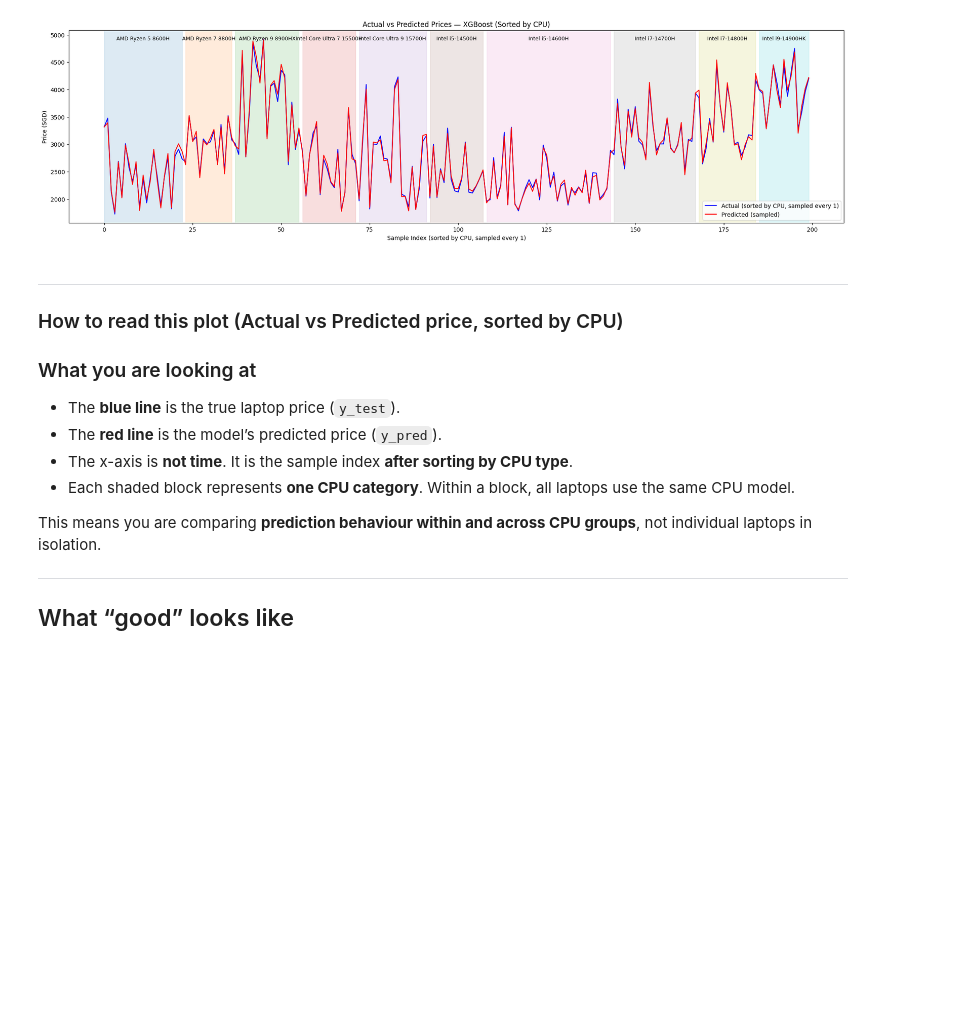
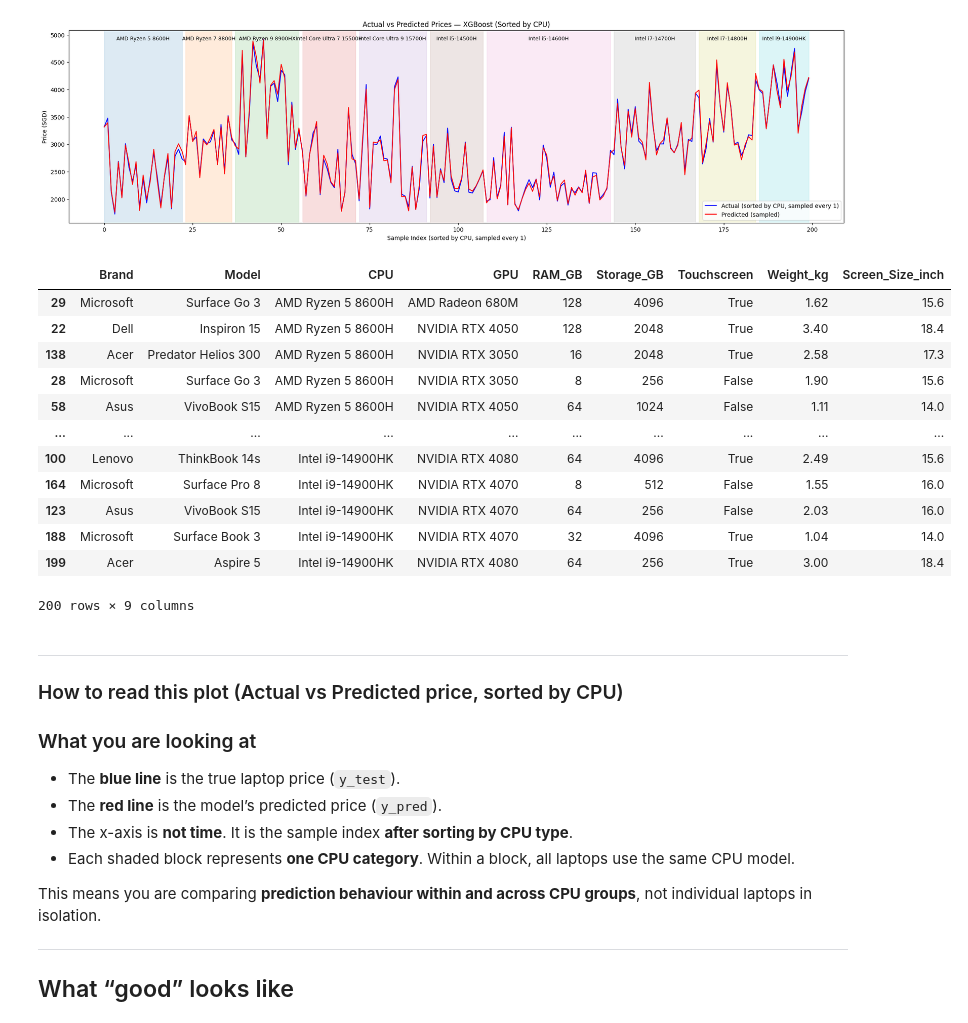
Before and after one commit to pauljune5052-CET/ADALL_github, a Jupyter notebook: ADALL_Modelling_Evaluation_With_LLM.ipynb, the cells around one changed output. Cells and saved outputs as stored; diff of their text form; code cells hidden in the pictures; blank space fills up the shorter version.

```diff
--- a/ADALL_Modelling_Evaluation_With_LLM.ipynb
+++ b/ADALL_Modelling_Evaluation_With_LLM.ipynb
@@ -1294,6 +1295,22 @@ for idx, (s, e, group_name) in enumerate(spans):
 plt.show()
 # %% [output]
 [figure]
+# %%
+X_sorted
+# %% [output]
+|  | Brand | Model | CPU | GPU | RAM_GB | Storage_GB | Touchscreen | Weight_kg | Screen_Size_inch |
+| 29 | Microsoft | Surface Go 3 | AMD Ryzen 5 8600H | AMD Radeon 680M | 128 | 4096 | True | 1.62 | 15.6 |
+| 22 | Dell | Inspiron 15 | AMD Ryzen 5 8600H | NVIDIA RTX 4050 | 128 | 2048 | True | 3.40 | 18.4 |
+| 138 | Acer | Predator Helios 300 | AMD Ryzen 5 8600H | NVIDIA RTX 3050 | 16 | 2048 | True | 2.58 | 17.3 |
+| 28 | Microsoft | Surface Go 3 | AMD Ryzen 5 8600H | NVIDIA RTX 3050 | 8 | 256 | False | 1.90 | 15.6 |
+| 58 | Asus | VivoBook S15 | AMD Ryzen 5 8600H | NVIDIA RTX 4050 | 64 | 1024 | False | 1.11 | 14.0 |
+| ... | ... | ... | ... | ... | ... | ... | ... | ... | ... |
+| 100 | Lenovo | ThinkBook 14s | Intel i9-14900HK | NVIDIA RTX 4080 | 64 | 4096 | True | 2.49 | 15.6 |
+| 164 | Microsoft | Surface Pro 8 | Intel i9-14900HK | NVIDIA RTX 4070 | 8 | 512 | False | 1.55 | 16.0 |
+| 123 | Asus | VivoBook S15 | Intel i9-14900HK | NVIDIA RTX 4070 | 64 | 256 | False | 2.03 | 16.0 |
+| 188 | Microsoft | Surface Book 3 | Intel i9-14900HK | NVIDIA RTX 4070 | 32 | 4096 | True | 1.04 | 14.0 |
+| 199 | Acer | Aspire 5 | Intel i9-14900HK | NVIDIA RTX 4080 | 64 | 256 | True | 3.00 | 18.4 |
+200 rows × 9 columns
 # %% [markdown]
 ---
 
```
Also changed, not shown: parts of 8 cells of this notebook.
